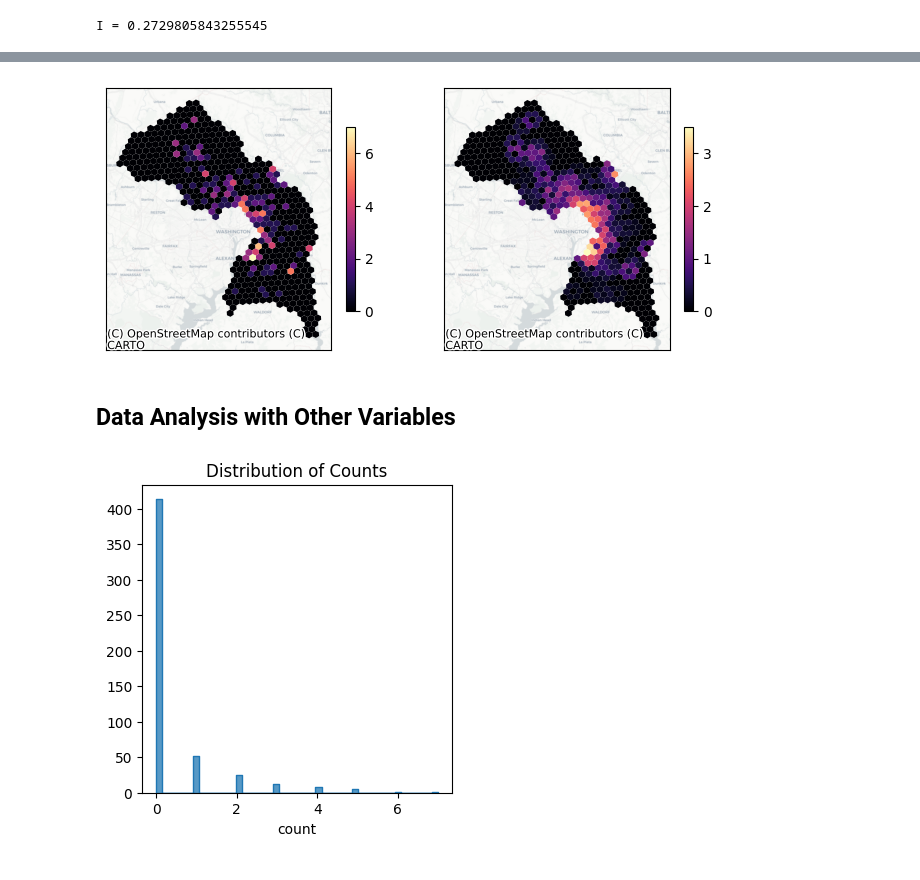
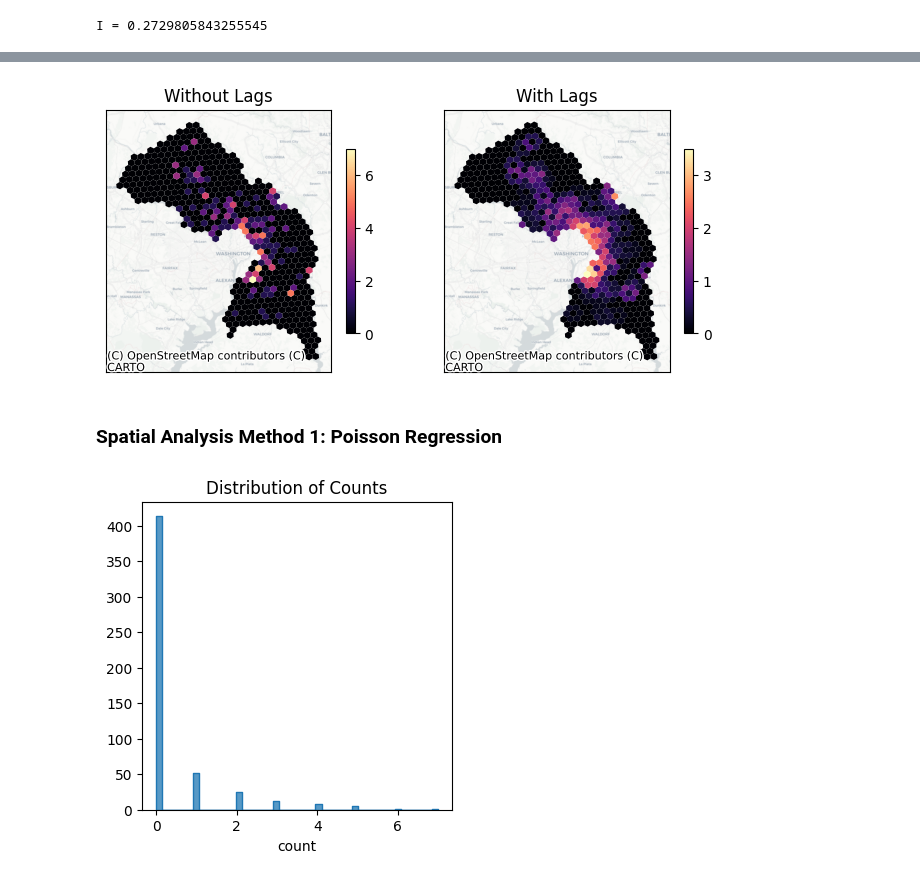
Before and after one commit to emmafurth/SewerRepairDataAnalysisProject, a Jupyter notebook: SlideDeck.ipynb, the cells around one changed output, grey strips where cells are left out. Saved outputs shown, nothing was run; the diff lists cells and outputs as text; code cells hidden in the pictures.

Commit message:
adding linkedin post + other edits

```diff
--- a/SlideDeck.ipynb
+++ b/SlideDeck.ipynb
@@ -368,19 +414,19 @@ Spatial lags also make for smoother, prettier graphics
 # %%
 _, axs = plt.subplots(ncols=2,figsize=(8,4))
 axs[0].get_xaxis().set_visible(False)
 axs[0].get_yaxis().set_visible(False)
-# axs[0].set_title("Pre Smoothing")
+axs[0].set_title("Without Lags")
 axs[1].get_xaxis().set_visible(False)
 axs[1].get_yaxis().set_visible(False)
-# axs[1].set_title("Post Smoothing")
+axs[1].set_title("With Lags")
 
 plot_df(wssc_alerts_df, column="count", ax=axs[0], cmap="magma")
 # plot_df(alert_spatial_lags_df, column="spatial_lag", ax=axs[0], cmap="magma")
 plot_df(alert_spatial_lags_df, column="spatial_lag", ax=axs[1], cmap="magma")
 # %% [output]
-[figure, old version]
+[figure, new version]
 # %% [markdown]
-## Data Analysis with Other Variables
+### Spatial Analysis Method 1: Poisson Regression
 # %%
 _, ax = plt.subplots(figsize=(4,4))
 sns.histplot(x=wssc_alerts_df["count"], element="step", ax=ax, legend=None)
```
Also changed, not shown: parts of 38 cells of this notebook, 7 other files.
